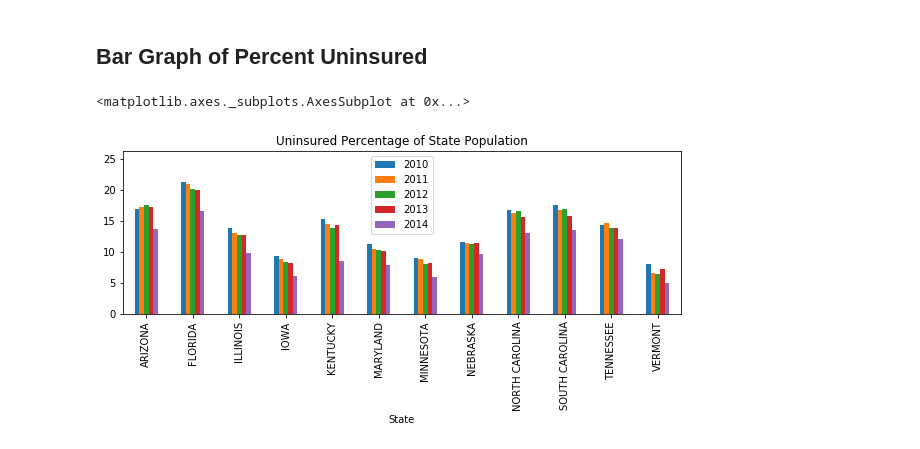
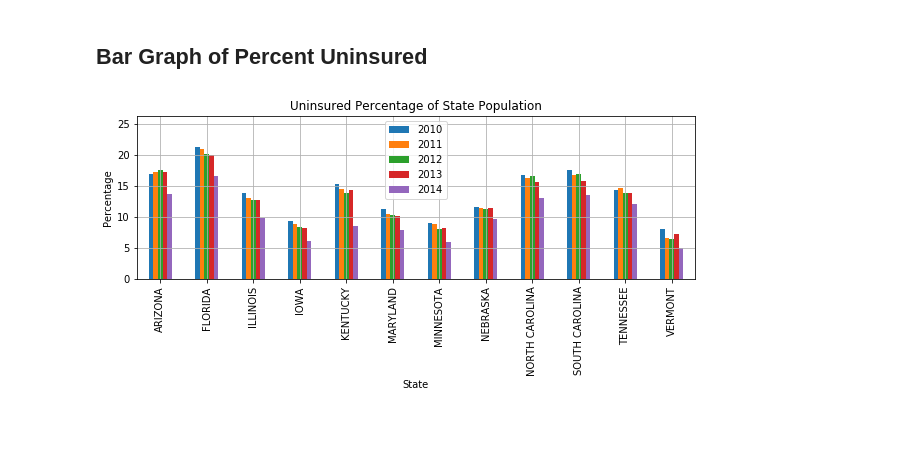
Before and after one commit to TJL30308/DREAM_Project, a Jupyter notebook: insurance_coverage.ipynb, the cells around one changed output. Saved outputs shown, nothing was run; the diff lists cells and outputs as text; code cells hidden in the pictures.

```diff
--- a/insurance_coverage.ipynb
+++ b/insurance_coverage.ipynb
@@ -85,7 +115,10 @@ percent_uninsured.head()
 # %% [markdown]
 ## Bar Graph of Percent Uninsured
 # %%
-percent_uninsured.plot.bar(ylim = (percent_uninsured.min().min() - 5, percent_uninsured.max().max() + 5), figsize = (10, 3), title = "Uninsured Percentage of State Population")
+ax = percent_uninsured.plot.bar(figsize = (10, 3))
+ax.set_ylim(percent_uninsured.min().min() - 5, percent_uninsured.max().max() + 5)
+ax.set_title("Uninsured Percentage of State Population")
+ax.set_ylabel("Percentage")
+ax.grid()
 # %% [output]
-<matplotlib.axes._subplots.AxesSubplot at 0x...>
-[figure, old version]
+[figure, new version]
```
Also changed, not shown: parts of 7 cells of this notebook.
